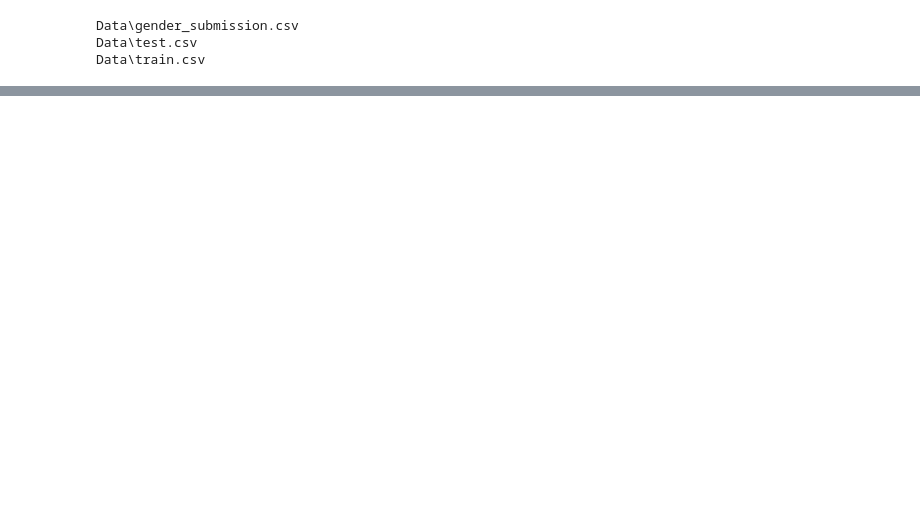
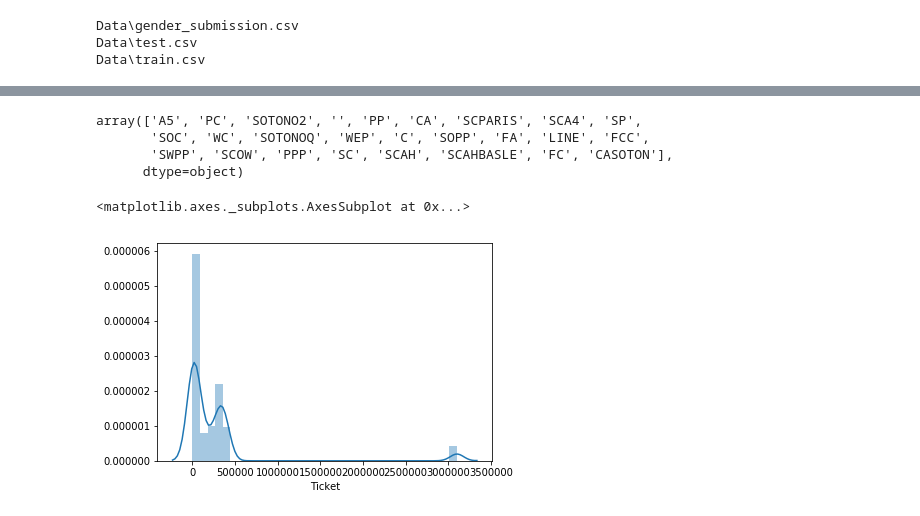
Before and after one commit to RationalGit/Kaggle-Titanic-ML, a Jupyter notebook: Notebook_1.ipynb, the cells around one changed output, grey strips where cells are left out. Cells and saved outputs as stored; diff of their text form; code cells hidden in the pictures; blank space fills up the shorter version.

Commit message:
deleted:    CommitTest.txt 	modified:   Notebook_1.ipynb 	new file:   Titanic predictions progress.ipynb

```diff
--- a/Notebook_1.ipynb
+++ b/Notebook_1.ipynb
@@ -52,0 +183,40 @@ Training a model - Random Forest to start
+# %%
+import re
+import seaborn as sns
+import string
+train_data = pd.read_csv('Data/train.csv')
+Tickets = train_data.Ticket.str.split(r"(?=(?:\D*\d))([a-zA-Z0-9]*$)", expand = True)
+Tickets[0] = Tickets[0].str.translate(str.maketrans('', '', string.punctuation))
+Tickets[0] = Tickets[0].str.upper()
+Tickets[0] = Tickets[0].str.replace(" ", "")
+Tickets[0] = Tickets[0].str.replace("STONO2", "SOTONO2")
+Tickets[0] = Tickets[0].str.replace(r"\bAS\b", "A5")
+Tickets[0] = Tickets[0].str.replace("SOP", "SOPP")
+Tickets[0] = Tickets[0].str.replace("SOPPP", "SOPP")
+Tickets[0] = Tickets[0].str.replace(r"\bA4\b", "SCA4")
+Tickets.rename(columns={0:'Ticket_str', 1:'Ticket_num'}, inplace = True)
+Tickets['Ticket_str'].unique()
+# ticket_data = train_data['ticket_number'].fillna(0).astype(int)
+# train_data['Ticket'] = ticket_data
+# #df["A"].str.extract("(\d*\.?\d+)", expand=True)
+# sns.distplot(train_data['Ticket'])
+
+# test_data['ticket_number'] = test_data.Ticket.str.extract(r"(?=(?:\D*\d))([a-zA-Z0-9]*$)", expand = True)
+# ticket_data = pd.to_numeric(test_data['ticket_number'])
+# ticket_data = pd.Series(test_data['ticket_number'])
+# test_data['Ticket'] = ticket_data
+# %% [output]
+array(['A5', 'PC', 'SOTONO2', '', 'PP', 'CA', 'SCPARIS', 'SCA4', 'SP',
+       'SOC', 'WC', 'SOTONOQ', 'WEP', 'C', 'SOPP', 'FA', 'LINE', 'FCC',
+       'SWPP', 'SCOW', 'PPP', 'SC', 'SCAH', 'SCAHBASLE', 'FC', 'CASOTON'],
+      dtype=object)
+# %%
+test_data = pd.read_csv('Data/test.csv')
+test_data['ticket_number'] = test_data.Ticket.str.extract(r"(?=(?:\D*\d))([a-zA-Z0-9]*$)", expand = True)
+ticket_data_test = test_data['ticket_number'].fillna(0).astype(int)
+test_data['Ticket'] = ticket_data_test
+#df["A"].str.extract("(\d*\.?\d+)", expand=True)
+sns.distplot(test_data['Ticket'])
+# %% [output]
+<matplotlib.axes._subplots.AxesSubplot at 0x...>
+[figure, added]
```
Also changed, not shown: parts of 32 cells of this notebook, 2 other files.
